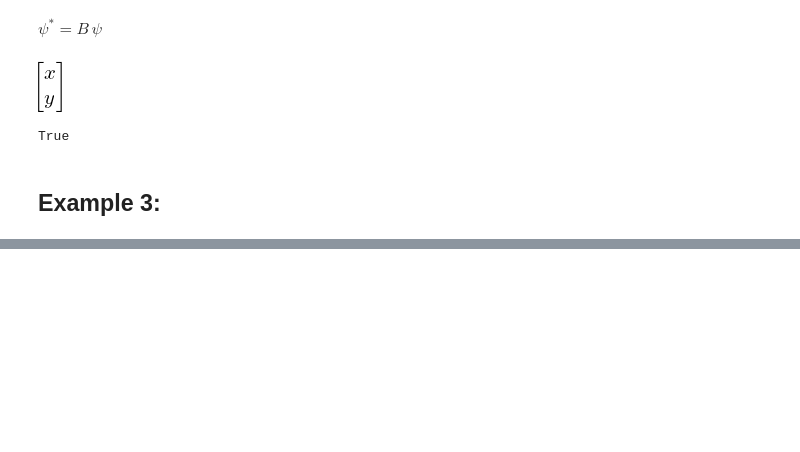
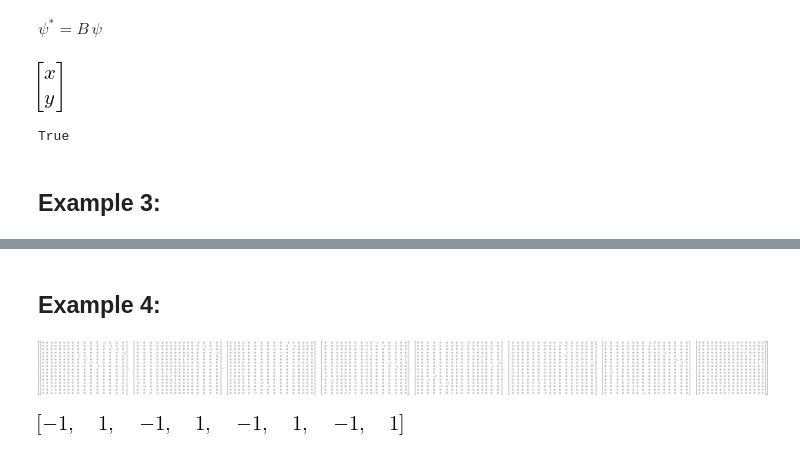
Before and after one commit to lucacassia/clifford, a Jupyter notebook: clifford.ipynb, the cells around one changed output, grey strips where cells are left out. Cells and saved outputs as stored; diff of their text form; code cells hidden in the pictures; blank space fills up the shorter version.

```diff
--- a/clifford.ipynb
+++ b/clifford.ipynb
@@ -400,0 +416,16 @@ signature
+# %% [markdown]
+## Example 4:
+# %%
+s = 4;
+t = 4;
+
+gamma = clifford(s,t)
+gamma
+
+signature = [];
+for i in range(0, len(gamma)):
+    signature.append((gamma[i]**2).trace()/gamma[0].rows)
+signature
+# %% [output]
+[figure, added]
+[figure, added]
```
Also changed, not shown: parts of 5 cells of this notebook.
